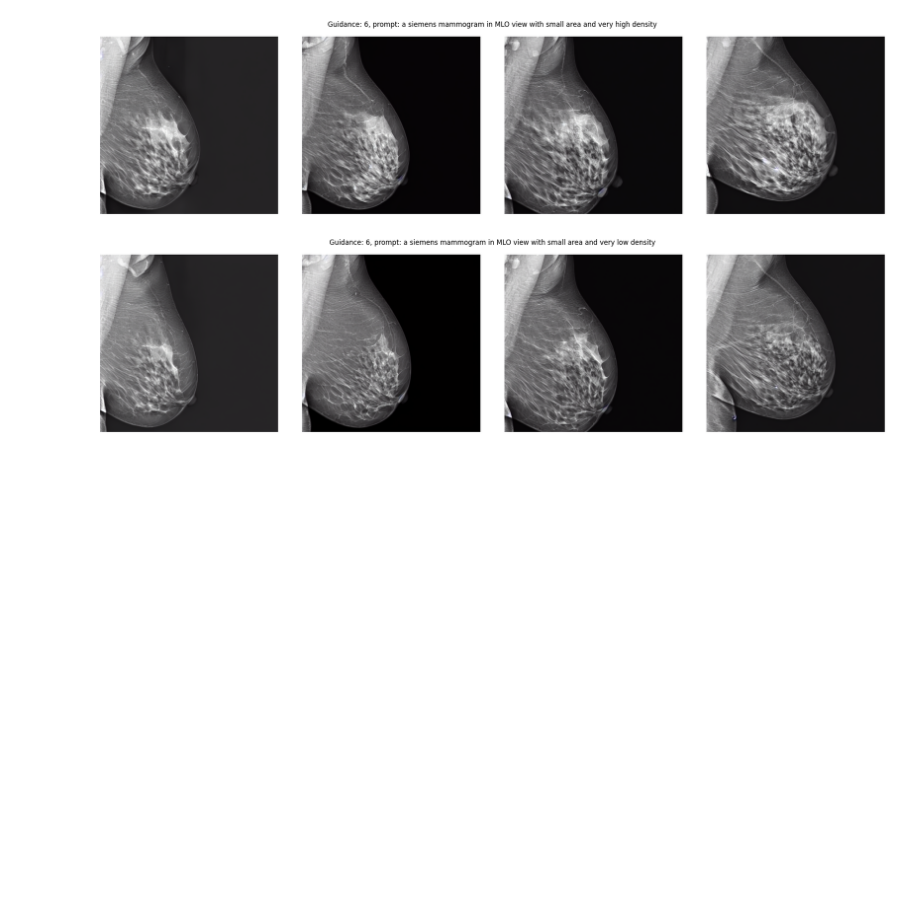
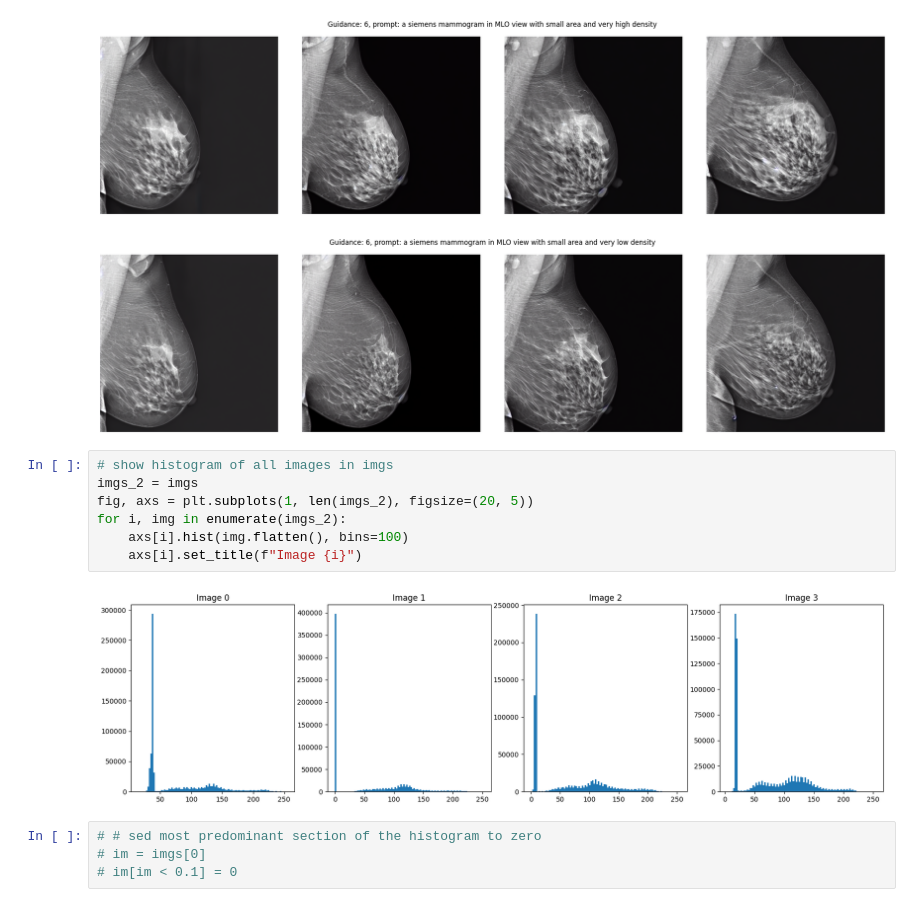
Before and after one commit to Likalto4/diffusion-models_master, a Jupyter notebook: experiments/inference/fusion/inference.ipynb, the cells around one changed output. Saved outputs shown, nothing was run; the diff lists cells and outputs as text; blank space fills up the shorter version.

Commit message:
created metrics section

```diff
--- a/experiments/inference/fusion/inference.ipynb
+++ b/experiments/inference/fusion/inference.ipynb
@@ -88,3 +88,16 @@ for guidance_scale in range(6,7):
 # %% [output]
 [figure]
 [figure]
+# %%
+# show histogram of all images in imgs
+imgs_2 = imgs
+fig, axs = plt.subplots(1, len(imgs_2), figsize=(20, 5))
+for i, img in enumerate(imgs_2):
+    axs[i].hist(img.flatten(), bins=100)
+    axs[i].set_title(f"Image {i}")
+# %% [output]
+[figure, added]
+# %%
+# # sed most predominant section of the histogram to zero
+# im = imgs[0]
+# im[im < 0.1] = 0
```
Also changed, not shown: parts of 1 cell of this notebook, 2 other files.
